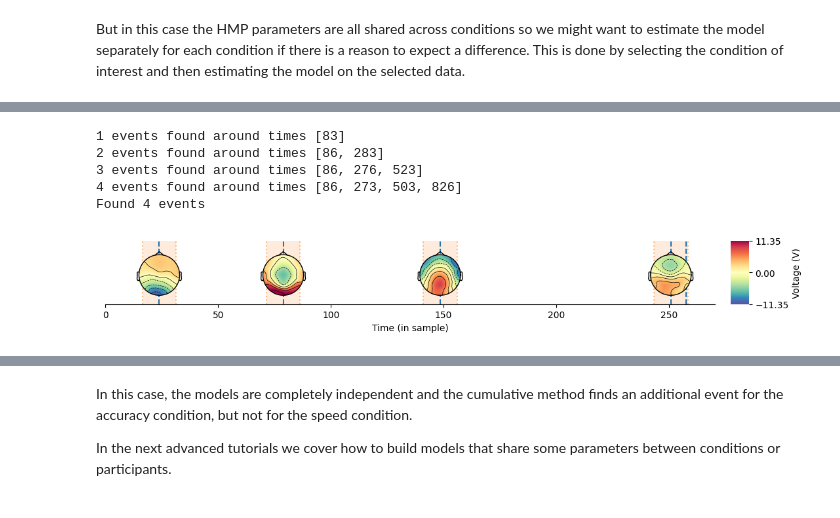
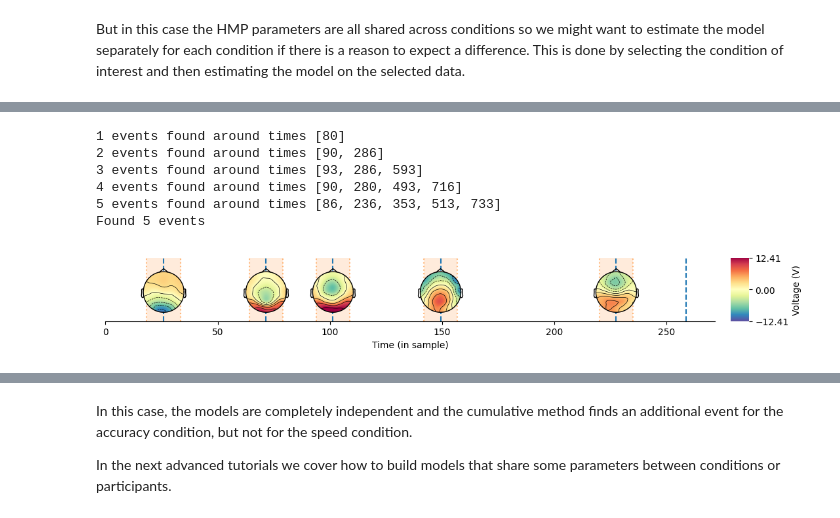
Before and after one commit to JoKra1/hsmm_mvpy, a Jupyter notebook: docs/source/notebooks/3-Applying_HMP_to_real_data.ipynb, the cells around one changed output, grey strips where cells are left out. Cells and saved outputs as stored; diff of their text form; code cells hidden in the pictures.

Commit message:
Support for eliminatve & cumulative semi-parametric models

```diff
--- a/docs/source/notebooks/3-Applying_HMP_to_real_data.ipynb
+++ b/docs/source/notebooks/3-Applying_HMP_to_real_data.ipynb
@@ -301,12 +342,14 @@ Found 3 events
 # %%
 model_accuracy = hmp.models.CumulativeMethod(event_properties)
+model_accuracy.semi_parametric = True
 model_accuracy.fit(trial_data_accuracy)
 ll_cumulative_accuracy, estimates_accuracy = model_accuracy.transform(trial_data_accuracy)
 hmp.visu.plot_topo_timecourse(epoch_data, estimates_accuracy, info)
 # %% [output]
-1 events found around times [83]
-2 events found around times [86, 283]
-3 events found around times [86, 276, 523]
-4 events found around times [86, 273, 503, 826]
-Found 4 events
+1 events found around times [80]
+2 events found around times [90, 286]
+3 events found around times [93, 286, 593]
+4 events found around times [90, 280, 493, 716]
+5 events found around times [86, 236, 353, 513, 733]
+Found 5 events
-[figure, old version]
+[figure, new version]
```
Also changed, not shown: parts of 20 cells of this notebook, 5 other files.
